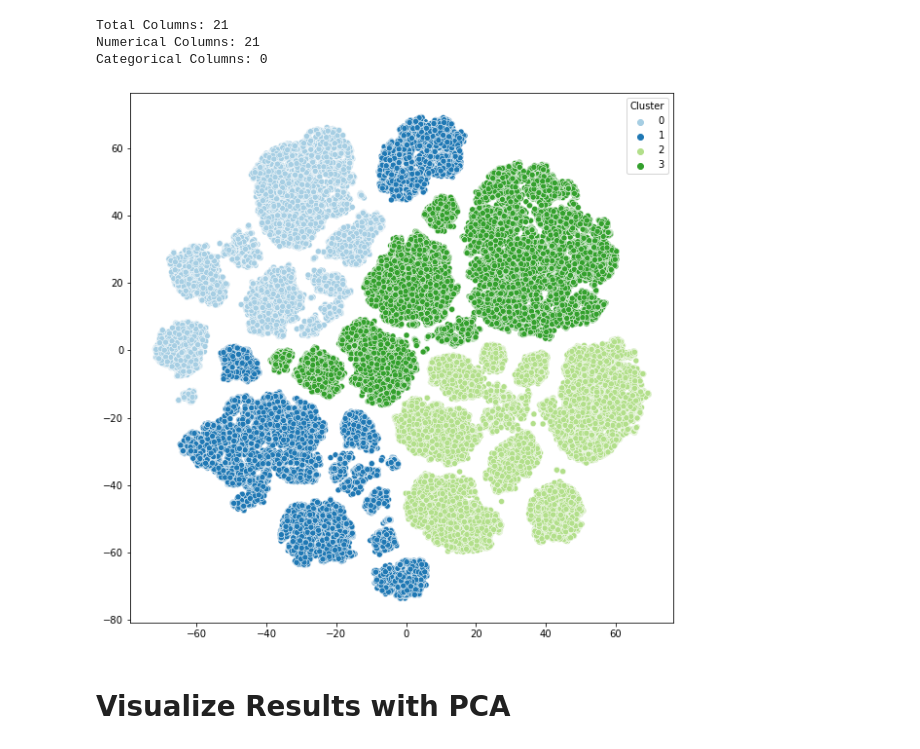
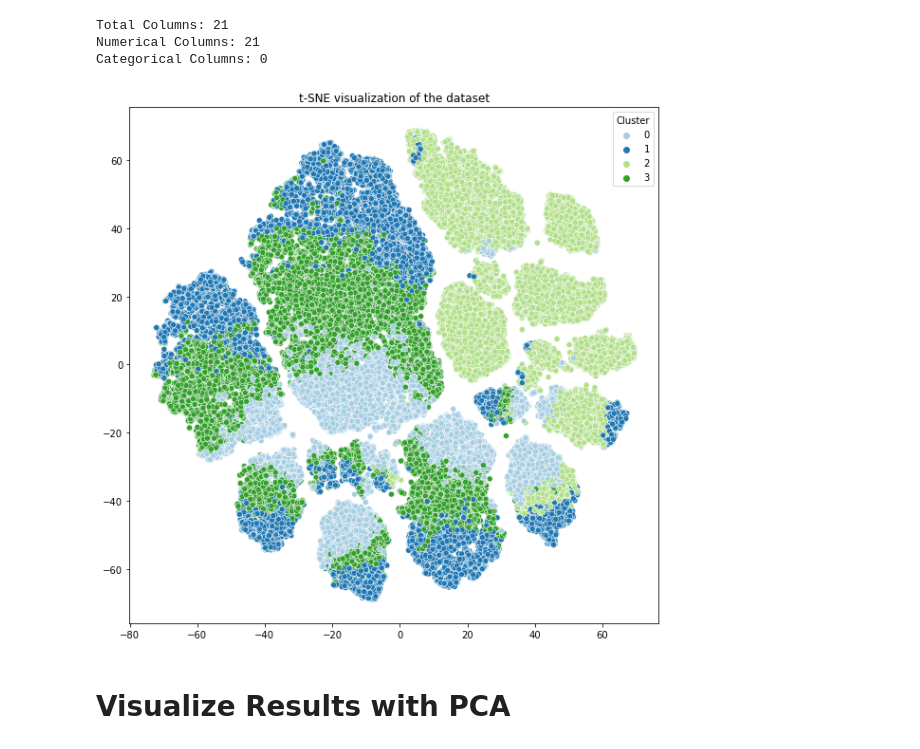
Before and after one commit to felipe-costa/MADS, a Jupyter notebook: Data Minning/Project_v2/2-Clustering_v1.0.ipynb, the cells around one changed output. Saved outputs shown, nothing was run; the diff lists cells and outputs as text; code cells hidden in the pictures.

```diff
--- a/Data Minning/Project_v2/2-Clustering_v1.0.ipynb
+++ b/Data Minning/Project_v2/2-Clustering_v1.0.ipynb
@@ -105,6 +105,7 @@ def tsneViz(df, labels = None,f_perplexity = 30.0, f_learning_rate = 200.0, plot
     if plot:
         fig = plt.figure(figsize = (10, 10))
         sns.scatterplot(x=tsne[:,0], y=tsne[:,1], hue=labels, legend='full', palette = "Paired")
+        plt.title("t-SNE visualization of the dataset")
 
     return tsne
 # %% [markdown]
@@ -223,9 +224,9 @@ Total Columns: 21
 Numerical Columns: 21
 Categorical Columns: 0
 # %%
-tsne = tsneViz(df_numeric, labels = df_numeric['Cluster'] ,f_perplexity = 50.0, f_learning_rate = 500.0)
+tsne = tsneViz(df_numeric.drop('Cluster',axis=1), labels = df_numeric['Cluster'] ,f_perplexity = 50.0, f_learning_rate = 500.0)
 # %% [output]
-[figure, old version]
+[figure, new version]
 # %%
 df_tsne = pd.DataFrame(tsne,columns=['tsne1','tsn2'])
 # %% [markdown]
```
Also changed, not shown: parts of 3 cells of this notebook, 2 other files.
